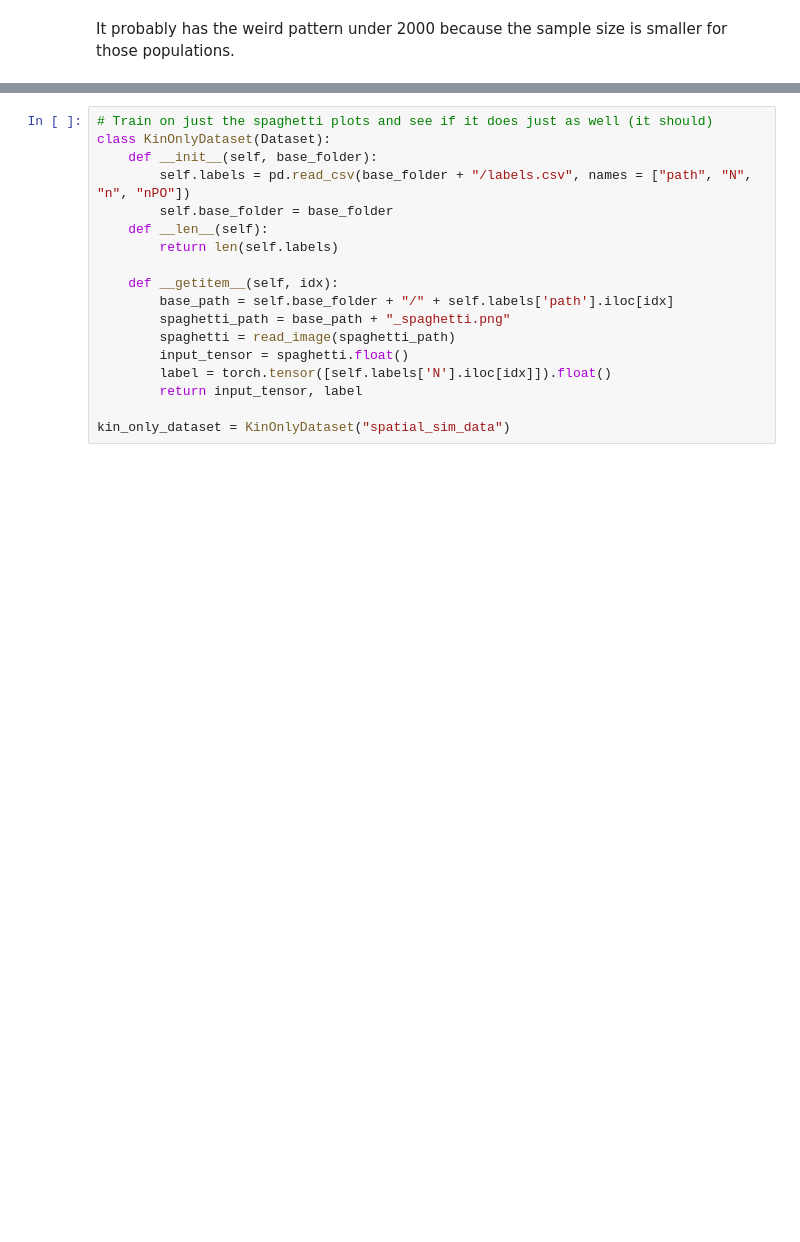
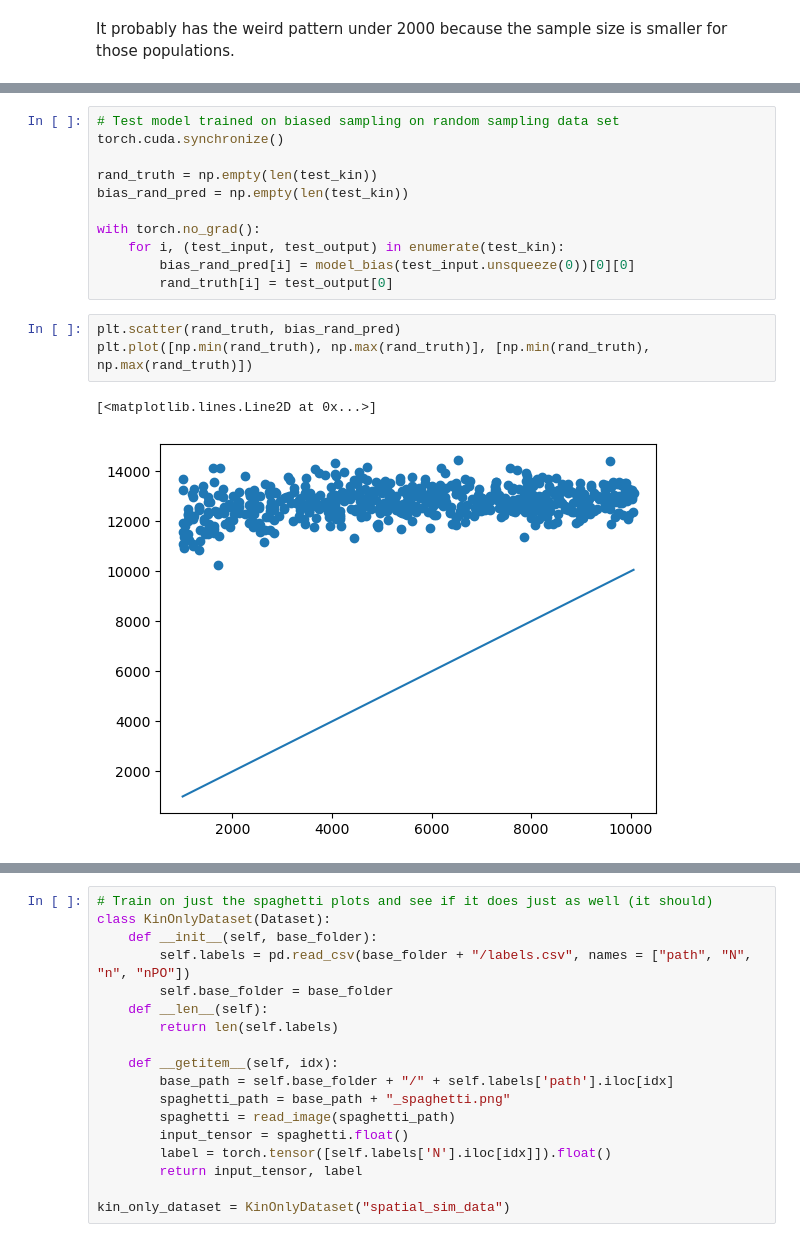
Before and after one commit to giliapatterson/spatial_ckmr, a Jupyter notebook: close_kin_slim/spaghetti_nn.ipynb, the cells around one changed output, grey strips where cells are left out. Drawn from its saved outputs; the diff is of its cells as text; blank space fills up the shorter version.

```diff
--- a/close_kin_slim/spaghetti_nn.ipynb
+++ b/close_kin_slim/spaghetti_nn.ipynb
@@ -377,0 +404,17 @@ It probably has the weird pattern under 2000 because the sample size is smaller
+# %%
+# Test model trained on biased sampling on random sampling data set
+torch.cuda.synchronize()
+
+rand_truth = np.empty(len(test_kin))
+bias_rand_pred = np.empty(len(test_kin))
+
+with torch.no_grad():
+    for i, (test_input, test_output) in enumerate(test_kin):
+        bias_rand_pred[i] = model_bias(test_input.unsqueeze(0))[0][0]
+        rand_truth[i] = test_output[0]
+# %%
+plt.scatter(rand_truth, bias_rand_pred)
+plt.plot([np.min(rand_truth), np.max(rand_truth)], [np.min(rand_truth), np.max(rand_truth)])
+# %% [output]
+[<matplotlib.lines.Line2D at 0x...>]
+[figure, added]
```
Also changed, not shown: parts of 7 cells of this notebook.
